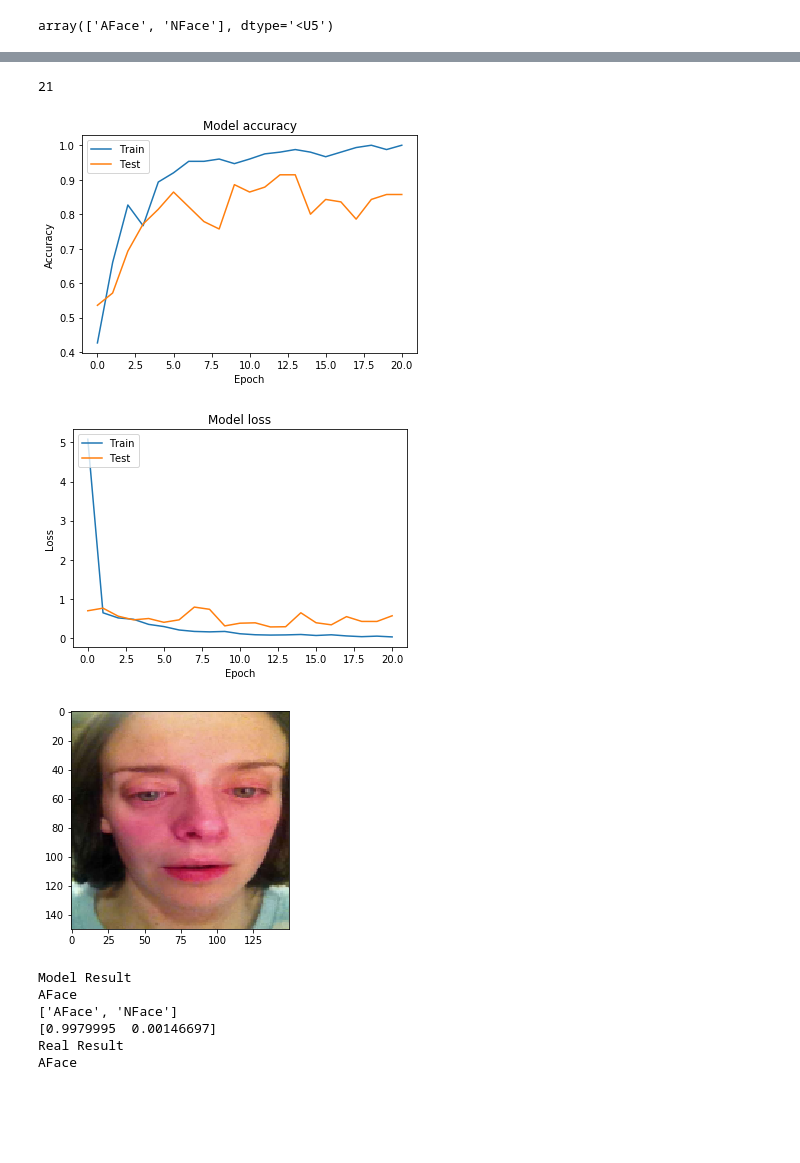
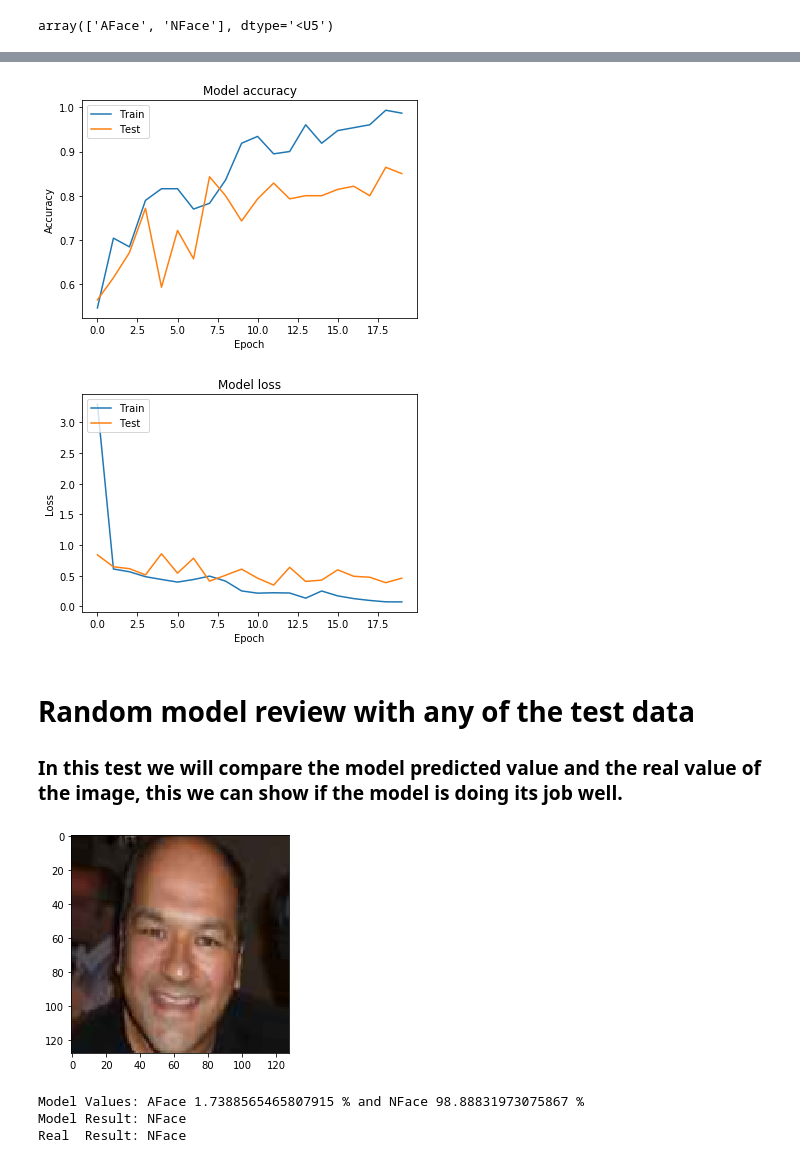
Before and after one commit to altaga/Anaphylactic-Skin-Reaction-Detection-during-Chemotherapy, a Jupyter notebook: Jupyter Notebook/Anaphylactic Skin Reaction Detection during Chemotherapy.ipynb, the cells around one changed output, grey strips where cells are left out. Drawn from its saved outputs; the diff is of its cells as text; code cells hidden in the pictures; blank space fills up the shorter version.

```diff
--- a/Jupyter Notebook/Anaphylactic Skin Reaction Detection during Chemotherapy.ipynb
+++ b/Jupyter Notebook/Anaphylactic Skin Reaction Detection during Chemotherapy.ipynb
@@ -30,5 +86,10 @@ for image_path in faces[:3]:
 image_generator = tf.keras.preprocessing.image.ImageDataGenerator(
     rescale=1. / 255,
     zoom_range=0.2,
-    rotation_range = 5,
+    rotation_range = 15,
+
+    # Optional
+
+#   width_shift_range=.15,
+#   height_shift_range=.15,
     horizontal_flip=True)
@@ -35,9 +108,13 @@ image_generator = tf.keras.preprocessing.image.ImageDataGenerator(
 # %%
 BATCH_SIZE = 10
-IMG_HEIGHT = 150
-IMG_WIDTH = 150
+IMG_HEIGHT = 128
+IMG_WIDTH = 128
 EPOCH = 50
 STEPS_PER_EPOCH = np.ceil(image_count/BATCH_SIZE)
+
+pickle_out = open("Vars/img.pickle","wb")
+pickle.dump(IMG_HEIGHT, pickle_out)
+pickle_out.close()
 
 train_data_gen = image_generator.flow_from_directory(
     directory=str(train_data_dir),
@@ -178,6 +360,9 @@ pickle_in = open("Vars/lossr.pickle","rb")
 losser= pickle.load(pickle_in)
 pickle_in = open("Vars/imge.pickle","rb")
 image = pickle.load(pickle_in)
+pickle_in = open("Vars/img.pickle","rb")
+IMG_HEIGHT = pickle.load(pickle_in)
+IMG_WIDTH = IMG_HEIGHT
 
 plt.plot(acce)
 plt.plot(accer)
@@ -197,30 +382,33 @@ plt.xlabel('Epoch')
 plt.legend(['Train', 'Test'], loc='upper left')
 plt.show()
 # %% [output]
-21
-[figure, old version]
+[figure, new version]
-[figure, old version]
+[figure, new version]
+# %% [markdown]
+# Random model review with any of the test data
+
+### In this test we will compare the model predicted value and the real value of the image, this we can show if the model is doing its job well.
 # %%
 from tensorflow.keras.models import load_model
+
+pickle_in = open("Vars/img.pickle","rb")
+IMG_HEIGHT = pickle.load(pickle_in)
+IMG_WIDTH = IMG_HEIGHT
+
+test_image_batch, test_label_batch = next(test_data_gen)
 
 model = load_model("Av2.models")
 CATEGORIES = ["AFace","NFace"]
 
-n=BATCH_SIZE-1
-prediction3 = model.predict(image_batch[n].reshape(-1, IMG_HEIGHT, IMG_WIDTH, 3))
-plt.imshow(image_batch[n])  # graph it
+n=random.randint(1,len(test_image_batch)-1)
+prediction3 = model.predict(test_image_batch[n].reshape(-1, IMG_HEIGHT, IMG_WIDTH, 3))
+plt.imshow(test_image_batch[n])  # graph it
 plt.show()  # display!
-print("Model Result")
-print(CATEGORIES[np.argmax(prediction3[0])])
-print(CATEGORIES)
-print(prediction3[0])
-print("Real Result")
-print(CATEGORIES[int(label_batch[n][1])])
+print("Model Values: " + str(CATEGORIES[0])+" " + str(prediction3[0][0]*100)+" %"+ " and "+str(CATEGORIES[1])+" " + str(prediction3[0][1]*100)+" %")
+print("Model Result: " + str(CATEGORIES[np.argmax(prediction3[0])]))
+print("Real  Result: "+ str(CATEGORIES[int(test_label_batch[n][1])]))
 # %% [output]
-[figure, old version]
+[figure, new version]
-Model Result
-AFace
-['AFace', 'NFace']
-[0.9979995  0.00146697]
-Real Result
-AFace
+Model Values: AFace 1.7388565465807915 % and NFace 98.88831973075867 %
+Model Result: NFace
+Real  Result: NFace
```
Also changed, not shown: parts of 27 cells of this notebook, 6 other files.
